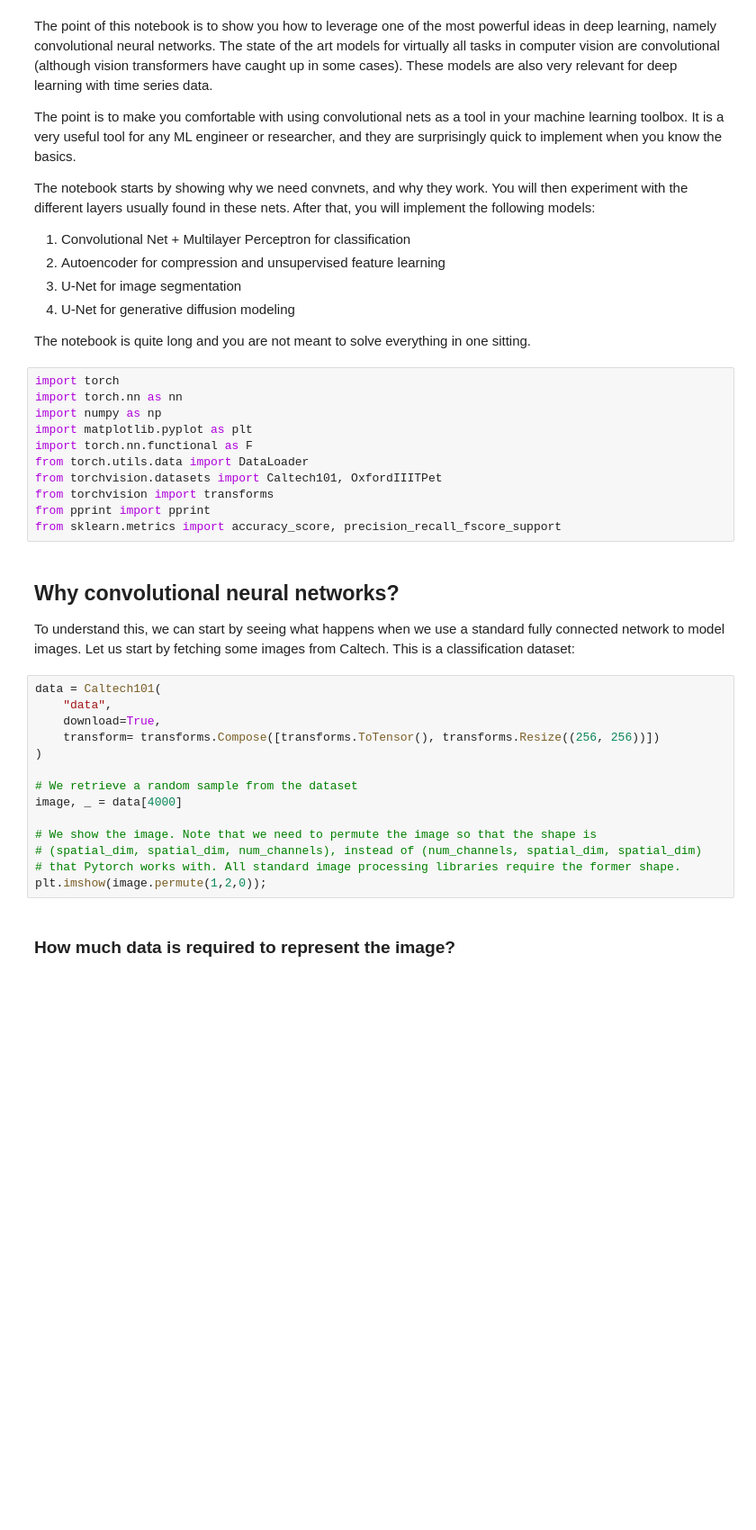
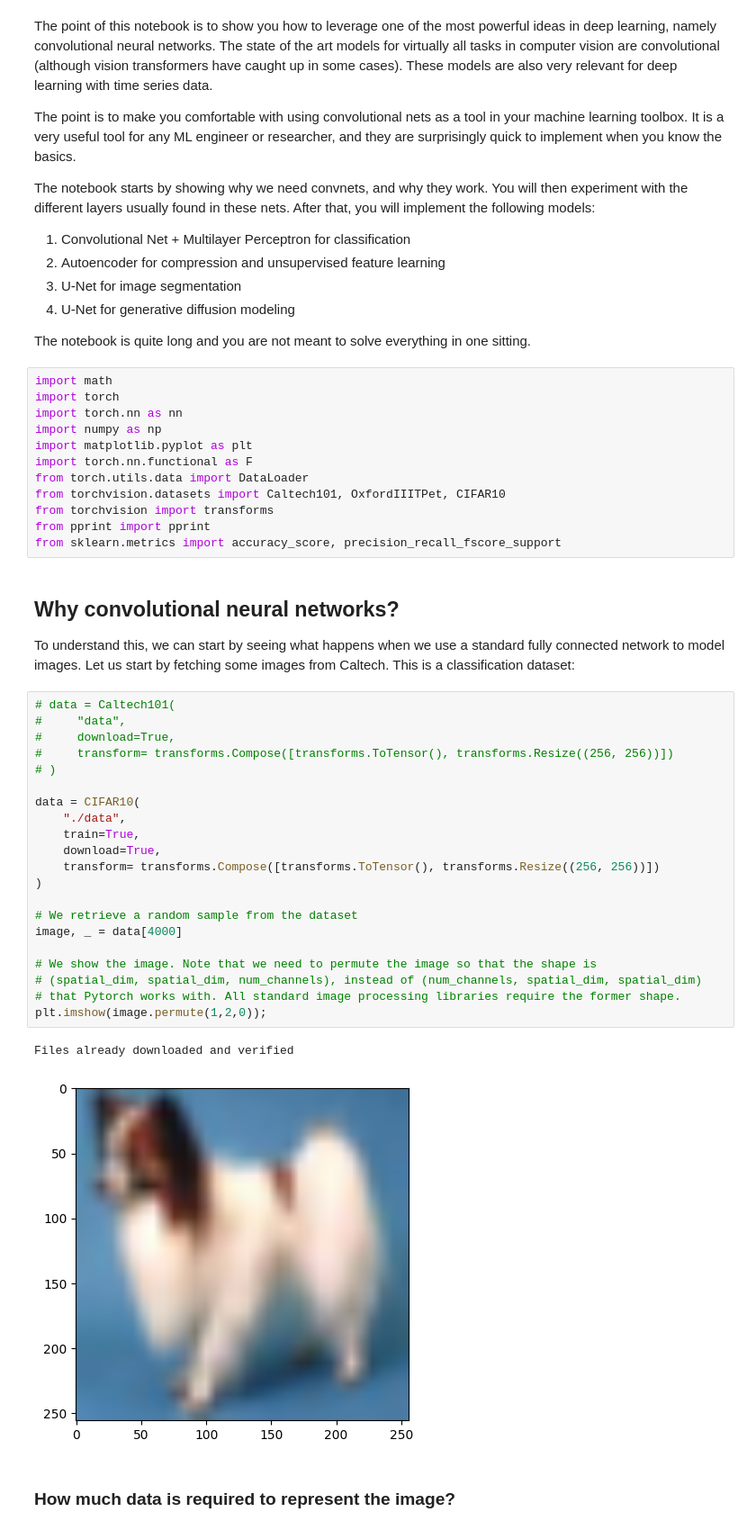
Before and after one commit to ReLU-NTNU/tutorials, a Jupyter notebook: notebooks/5_intro_to_computer_vision.ipynb, the cells around one changed output. Shown at 90% size. Saved outputs shown, nothing was run; the diff lists cells and outputs as text; blank space fills up the shorter version.

```diff
--- a/notebooks/5_intro_to_computer_vision.ipynb
+++ b/notebooks/5_intro_to_computer_vision.ipynb
@@ -15,13 +15,14 @@ The notebook starts by showing why we need convnets, and why they work. You will
 
 The notebook is quite long and you are not meant to solve everything in one sitting.
 # %%
+import math
 import torch
 import torch.nn as nn
 import numpy as np
 import matplotlib.pyplot as plt
 import torch.nn.functional as F
 from torch.utils.data import DataLoader
-from torchvision.datasets import Caltech101, OxfordIIITPet
+from torchvision.datasets import Caltech101, OxfordIIITPet, CIFAR10
 from torchvision import transforms
 from pprint import pprint
 from sklearn.metrics import accuracy_score, precision_recall_fscore_support
@@ -30,19 +31,29 @@ from sklearn.metrics import accuracy_score, precision_recall_fscore_support
 
 To understand this, we can start by seeing what happens when we use a standard fully connected network to model images. Let us start by fetching some images from Caltech. This is a classification dataset:
 # %%
-data = Caltech101(
-    "data",
+# data = Caltech101(
+#     "data",
+#     download=True,
+#     transform= transforms.Compose([transforms.ToTensor(), transforms.Resize((256, 256))])
+# )
+
+data = CIFAR10(
+    "./data",
+    train=True,
     download=True,
     transform= transforms.Compose([transforms.ToTensor(), transforms.Resize((256, 256))])
 )
 
 # We retrieve a random sample from the dataset
 image, _ = data[4000]
 
 # We show the image. Note that we need to permute the image so that the shape is
 # (spatial_dim, spatial_dim, num_channels), instead of (num_channels, spatial_dim, spatial_dim)
 # that Pytorch works with. All standard image processing libraries require the former shape.
 plt.imshow(image.permute(1,2,0));
+# %% [output]
+Files already downloaded and verified
+[figure, added]
 # %% [markdown]
 <h3> How much data is required to represent the image? </h3>
 # %%
```
Also changed, not shown: parts of 10 cells of this notebook.
